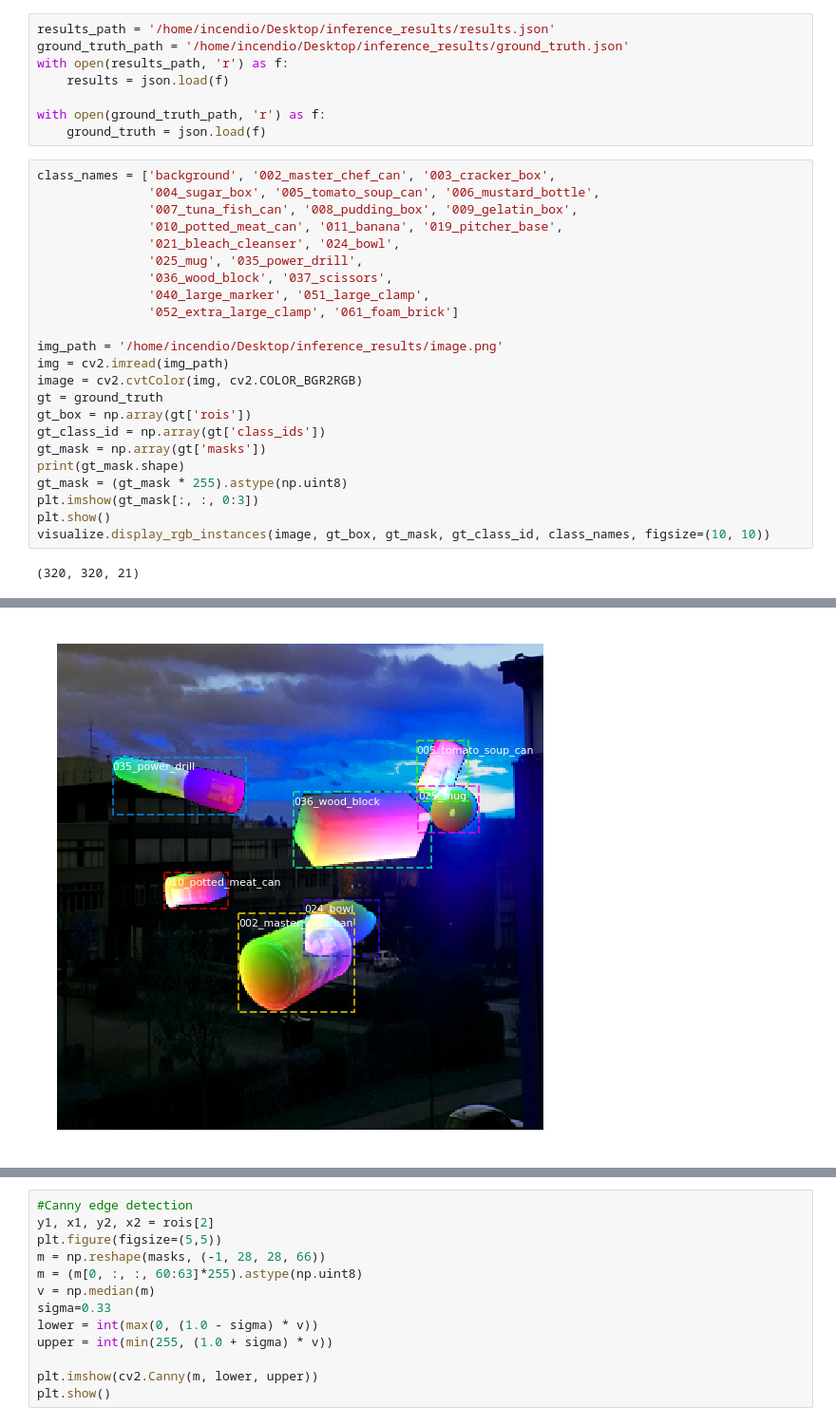
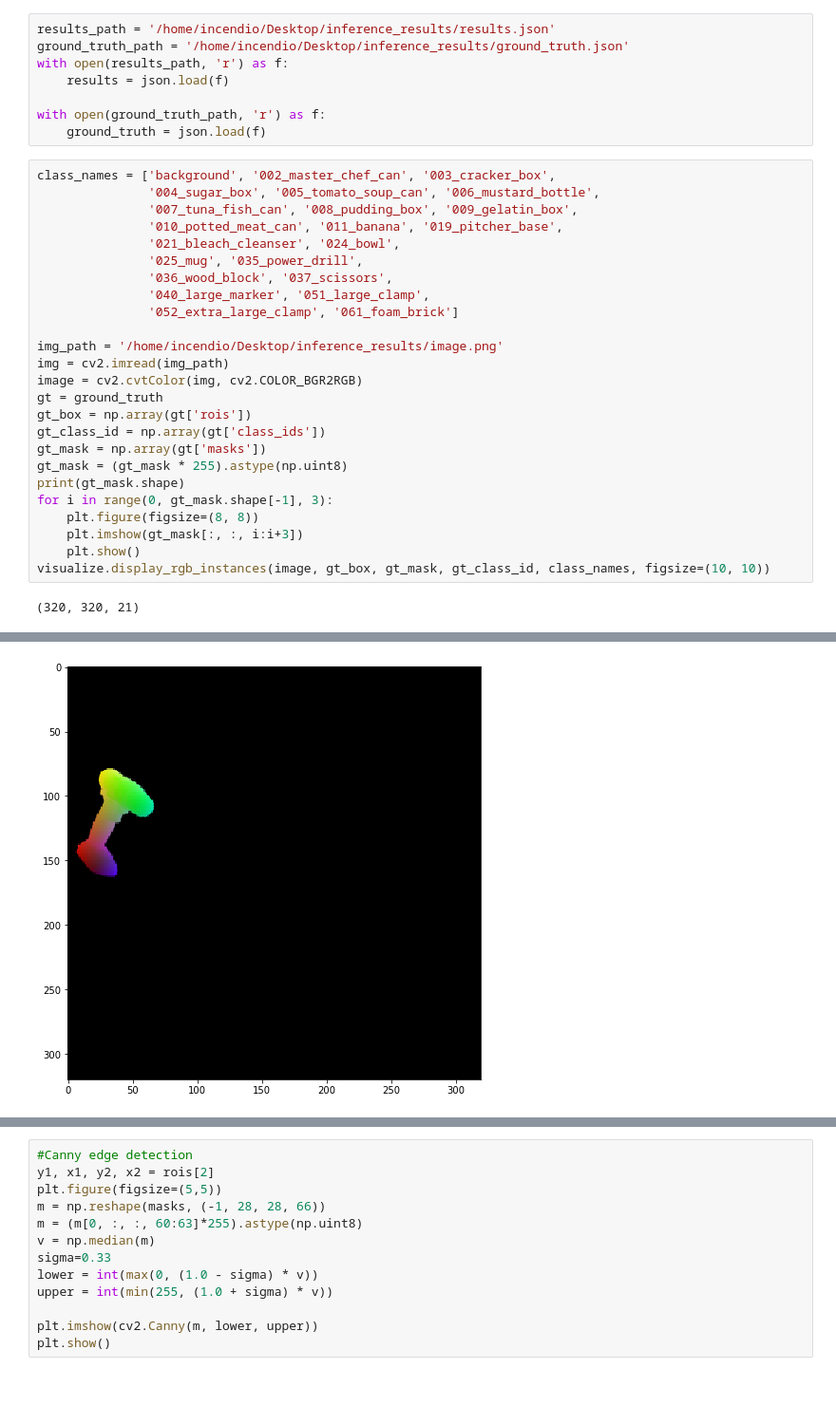
Before and after one commit to CosmosHua/Pose_Estimation, a Jupyter notebook: samples/ycbv/inspect_inference.ipynb, the cells around one changed output, grey strips where cells are left out. Shown at 95% size. Cells and saved outputs as stored; diff of their text form; blank space fills up the shorter version.

```diff
--- a/samples/ycbv/inspect_inference.ipynb
+++ b/samples/ycbv/inspect_inference.ipynb
@@ -31,10 +31,12 @@ gt = ground_truth
 gt_box = np.array(gt['rois'])
 gt_class_id = np.array(gt['class_ids'])
 gt_mask = np.array(gt['masks'])
+gt_mask = (gt_mask * 255).astype(np.uint8)
 print(gt_mask.shape)
-gt_mask = (gt_mask * 255).astype(np.uint8)
-plt.imshow(gt_mask[:, :, 0:3])
-plt.show()
+for i in range(0, gt_mask.shape[-1], 3):
+    plt.figure(figsize=(8, 8))
+    plt.imshow(gt_mask[:, :, i:i+3])
+    plt.show()
 visualize.display_rgb_instances(image, gt_box, gt_mask, gt_class_id, class_names, figsize=(10, 10))
 # %% [output]
 (320, 320, 21)
@@ -42 +44 @@ visualize.display_rgb_instances(image, gt_box, gt_mask, gt_class_id, class_names
-[figure, old version]
+[figure, new version]
```
Also changed, not shown: parts of 7 cells of this notebook, 6 other files.
